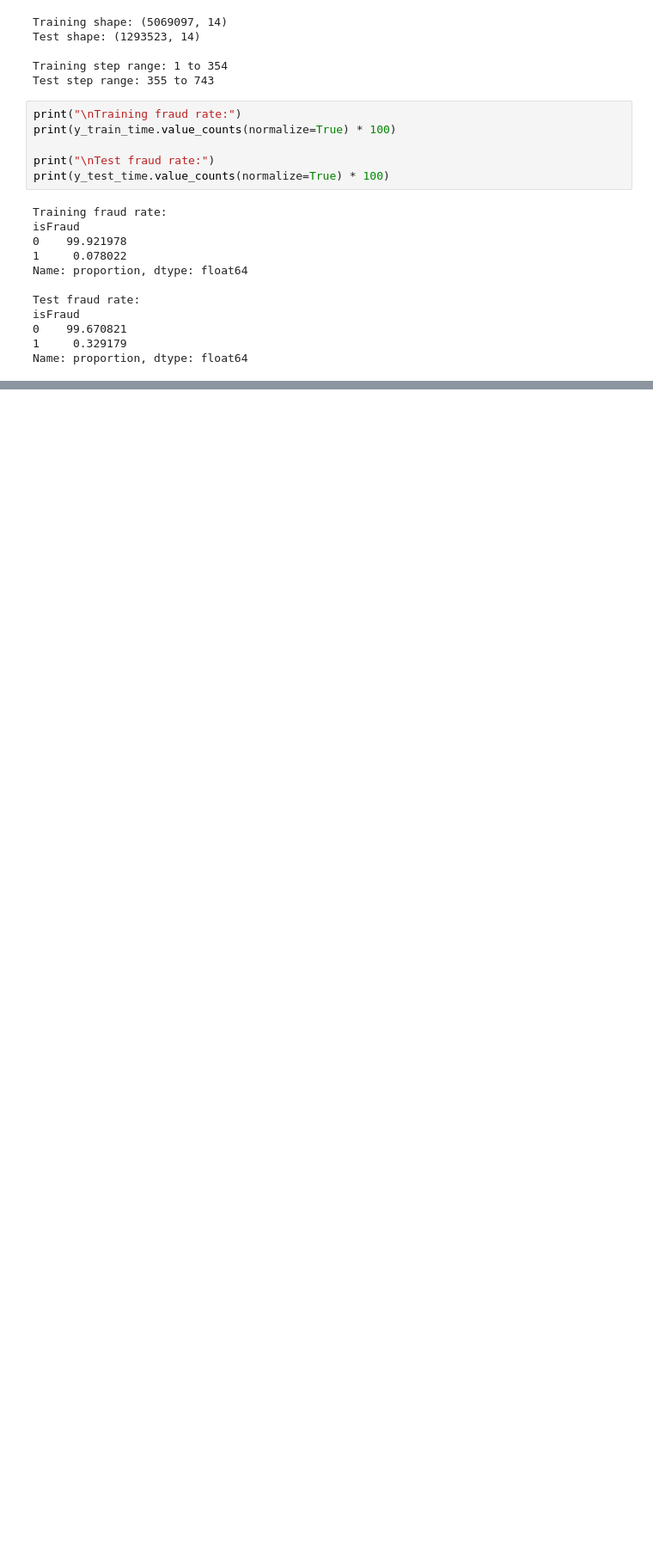
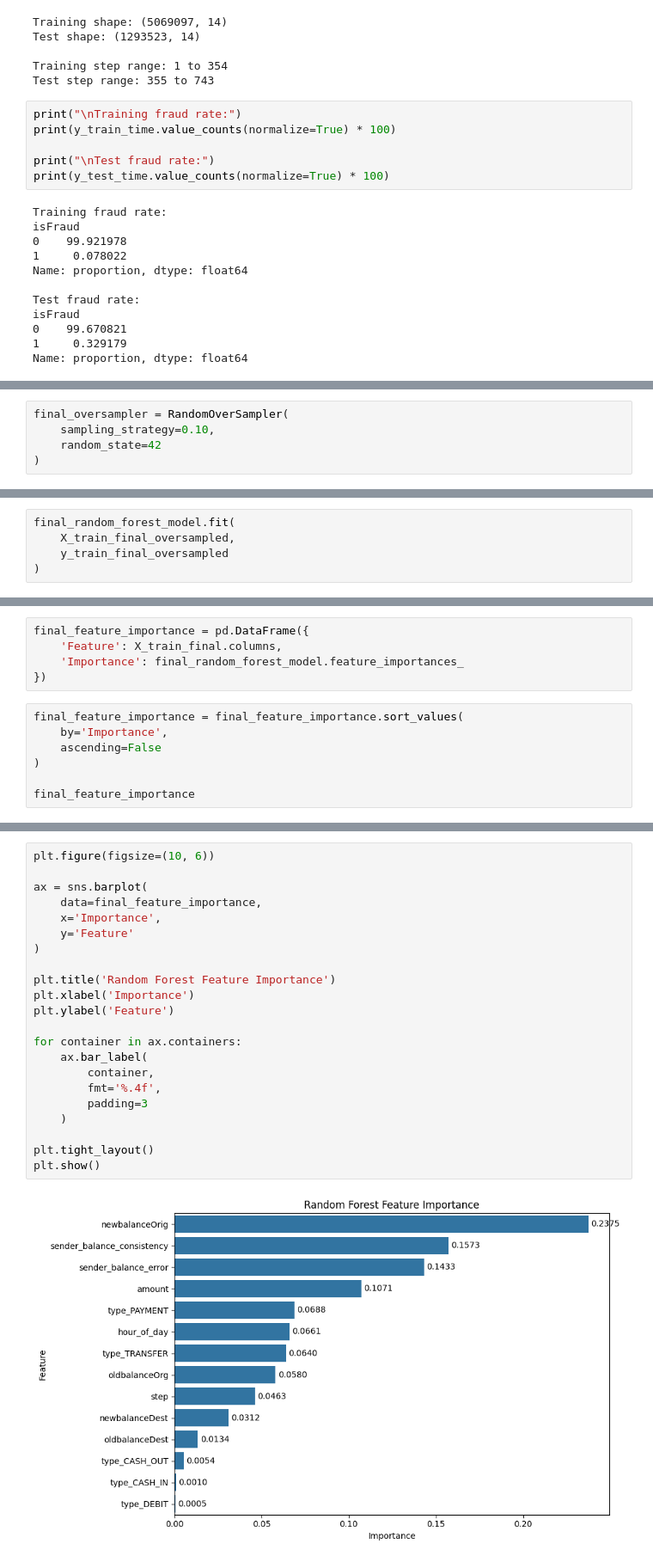
Before and after one commit to raja-perugu07/Fraud-detection-Financial-Risk-Management, a Jupyter notebook: FD.ipynb, the cells around one changed output, grey strips where cells are left out. Shown at 86% size. Drawn from its saved outputs; the diff is of its cells as text; blank space fills up the shorter version.

```diff
--- a/FD.ipynb
+++ b/FD.ipynb
@@ -1314,0 +1938,5 @@ Name: proportion, dtype: float64
+# %%
+final_oversampler = RandomOverSampler(
+    sampling_strategy=0.10,
+    random_state=42
+)
@@ -1314,0 +1972,5 @@ Name: proportion, dtype: float64
+# %%
+final_random_forest_model.fit(
+    X_train_final_oversampled,
+    y_train_final_oversampled
+)
@@ -1314,0 +2109,12 @@ Name: proportion, dtype: float64
+# %%
+final_feature_importance = pd.DataFrame({
+    'Feature': X_train_final.columns,
+    'Importance': final_random_forest_model.feature_importances_
+})
+# %%
+final_feature_importance = final_feature_importance.sort_values(
+    by='Importance',
+    ascending=False
+)
+
+final_feature_importance
@@ -1314,0 +2137,24 @@ Name: proportion, dtype: float64
+# %%
+plt.figure(figsize=(10, 6))
+
+ax = sns.barplot(
+    data=final_feature_importance,
+    x='Importance',
+    y='Feature'
+)
+
+plt.title('Random Forest Feature Importance')
+plt.xlabel('Importance')
+plt.ylabel('Feature')
+
+for container in ax.containers:
+    ax.bar_label(
+        container,
+        fmt='%.4f',
+        padding=3
+    )
+
+plt.tight_layout()
+plt.show()
+# %% [output]
+[figure, added]
```
Also changed, not shown: parts of 132 cells of this notebook.
